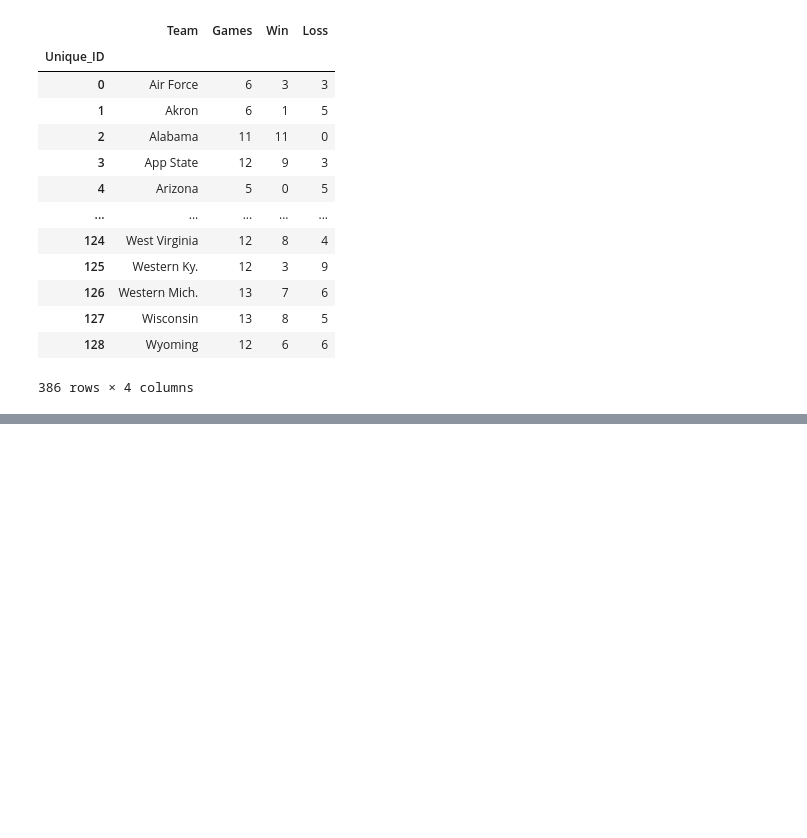
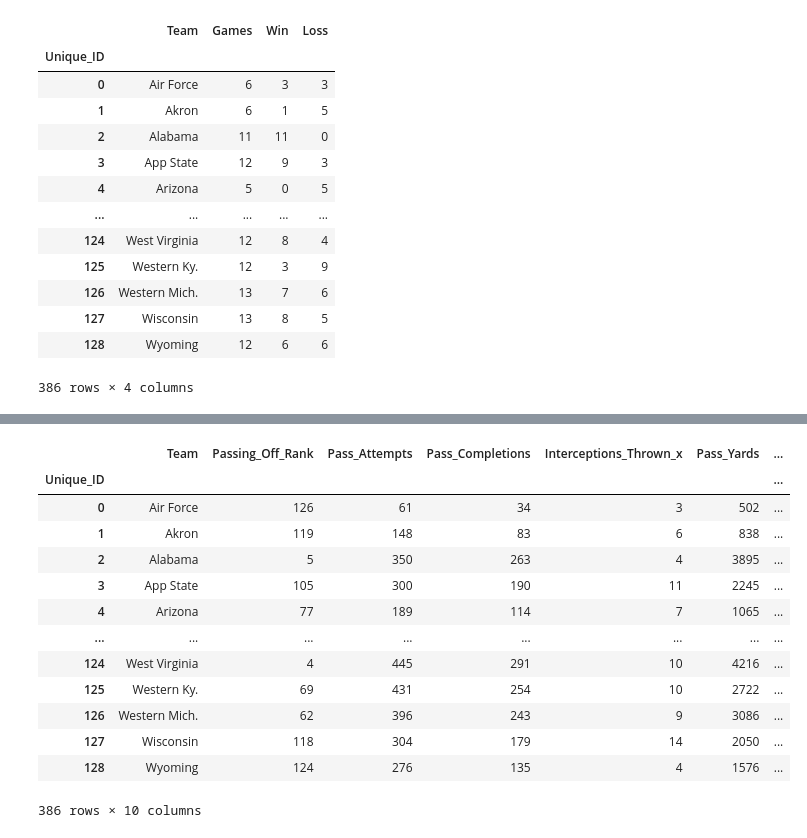
Before and after one commit to jacobhash570/college_football, a Jupyter notebook: data_etl.ipynb, the cells around one changed output, grey strips where cells are left out. Saved outputs shown, nothing was run; the diff lists cells and outputs as text; code cells hidden in the pictures; blank space fills up the shorter version.

```diff
--- a/data_etl.ipynb
+++ b/data_etl.ipynb
@@ -261,0 +447,28 @@ new_cfb_data1.head()
+# %%
+offense_passing = final_df[['Team','Unique_ID',
+ 'Passing_Off_Rank',
+ 'Pass_Attempts',
+ 'Pass_Completions',
+ 'Interceptions_Thrown_x',
+ 'Pass_Yards',
+ 'Pass_Yards_Attempt',
+ 'Yards_Completion',
+ 'Pass_Touchdowns',
+ 'Pass_Yards_Per_Game']]
+offense_passing.set_index("Unique_ID", inplace=True)
+offense_passing
+# %% [output]
+|  | Team | Passing_Off_Rank | Pass_Attempts | Pass_Completions | Interceptions_Thrown_x | Pass_Yards | ... |
+| Unique_ID |  |  |  |  |  |  | ... |
+| 0 | Air Force | 126 | 61 | 34 | 3 | 502 | ... |
+| 1 | Akron | 119 | 148 | 83 | 6 | 838 | ... |
+| 2 | Alabama | 5 | 350 | 263 | 4 | 3895 | ... |
+| 3 | App State | 105 | 300 | 190 | 11 | 2245 | ... |
+| 4 | Arizona | 77 | 189 | 114 | 7 | 1065 | ... |
+| ... | ... | ... | ... | ... | ... | ... | ... |
+| 124 | West Virginia | 4 | 445 | 291 | 10 | 4216 | ... |
+| 125 | Western Ky. | 69 | 431 | 254 | 10 | 2722 | ... |
+| 126 | Western Mich. | 62 | 396 | 243 | 9 | 3086 | ... |
+| 127 | Wisconsin | 118 | 304 | 179 | 14 | 2050 | ... |
+| 128 | Wyoming | 124 | 276 | 135 | 4 | 1576 | ... |
+386 rows × 10 columns
```
Also changed, not shown: parts of 42 cells of this notebook.
